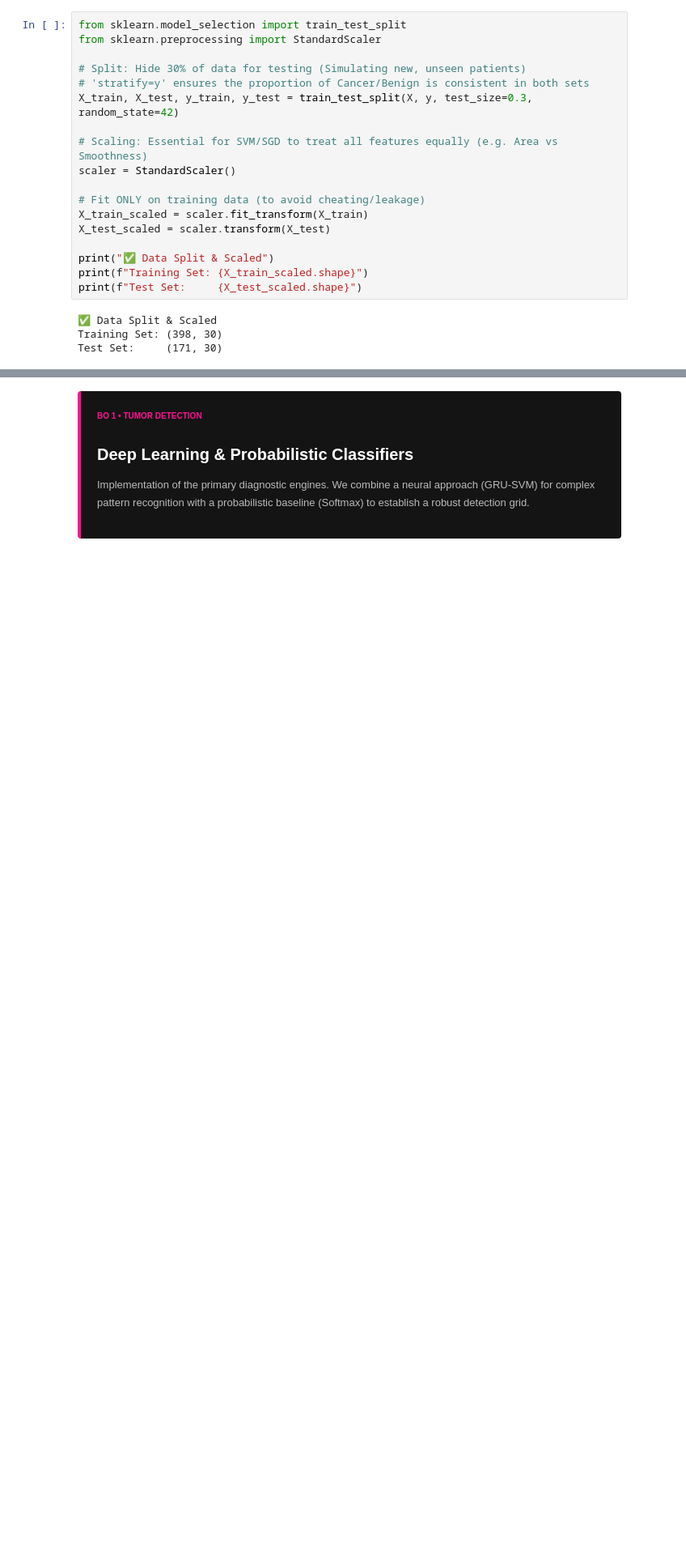
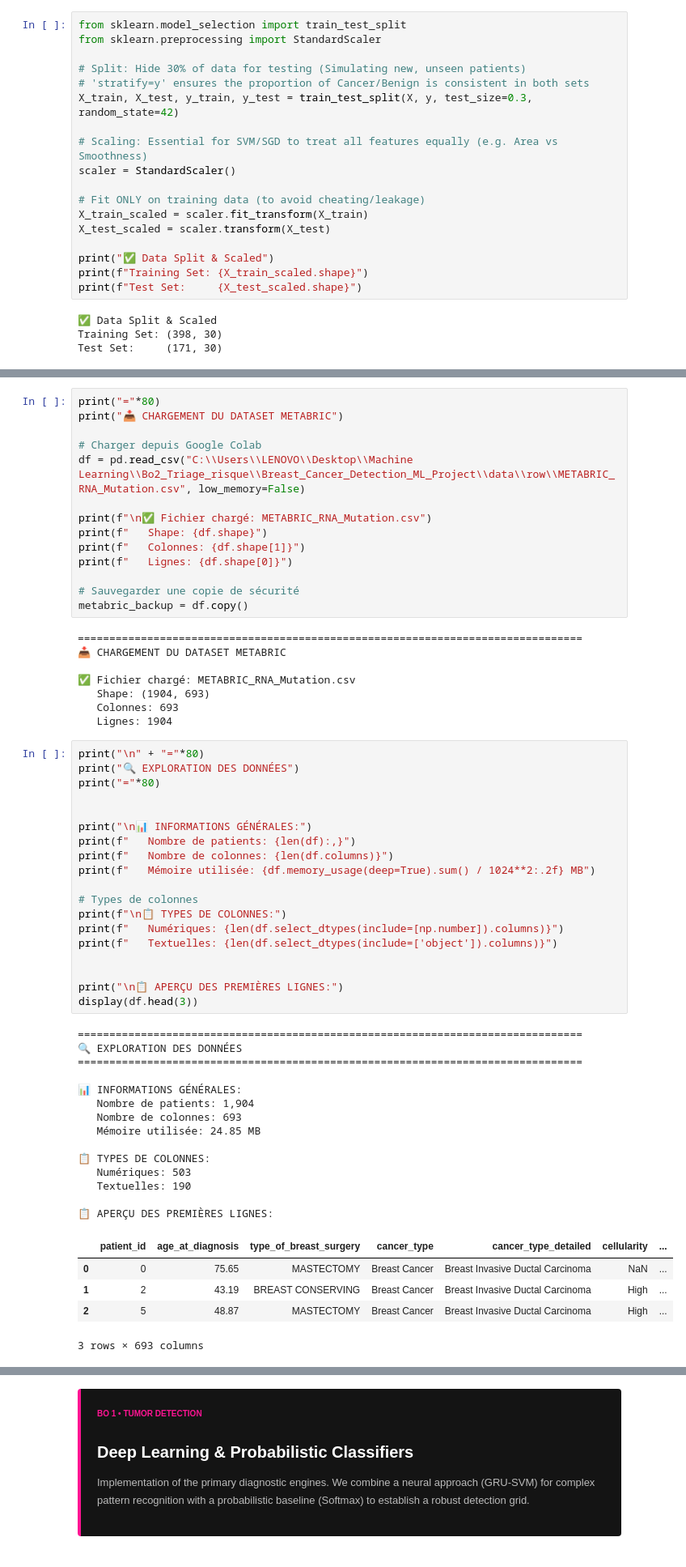
Before and after one commit to yasmineCH03/Breast_Cancer_Detection_ML_Project, a Jupyter notebook: Notebooks/synthesis_notebook.ipynb, the cells around one changed output, grey strips where cells are left out. Shown at 81% size. Saved outputs shown, nothing was run; the diff lists cells and outputs as text; blank space fills up the shorter version.

```diff
--- a/Notebooks/synthesis_notebook.ipynb
+++ b/Notebooks/synthesis_notebook.ipynb
@@ -1327,0 +1268,61 @@ Test Set:     (171, 30)
+# %%
+print("="*80)
+print("📥 CHARGEMENT DU DATASET METABRIC")
+
+# Charger depuis Google Colab
+df = pd.read_csv("C:\\Users\\LENOVO\\Desktop\\Machine Learning\\Bo2_Triage_risque\\Breast_Cancer_Detection_ML_Project\\data\\row\\METABRIC_RNA_Mutation.csv", low_memory=False)
+
+print(f"\n✅ Fichier chargé: METABRIC_RNA_Mutation.csv")
+print(f"   Shape: {df.shape}")
+print(f"   Colonnes: {df.shape[1]}")
+print(f"   Lignes: {df.shape[0]}")
+
+# Sauvegarder une copie de sécurité
+metabric_backup = df.copy()
+# %% [output]
+================================================================================
+📥 CHARGEMENT DU DATASET METABRIC
+
+✅ Fichier chargé: METABRIC_RNA_Mutation.csv
+   Shape: (1904, 693)
+   Colonnes: 693
+   Lignes: 1904
+# %%
+print("\n" + "="*80)
+print("🔍 EXPLORATION DES DONNÉES")
+print("="*80)
+
+
+print("\n📊 INFORMATIONS GÉNÉRALES:")
+print(f"   Nombre de patients: {len(df):,}")
+print(f"   Nombre de colonnes: {len(df.columns)}")
+print(f"   Mémoire utilisée: {df.memory_usage(deep=True).sum() / 1024**2:.2f} MB")
+
+# Types de colonnes
+print(f"\n📋 TYPES DE COLONNES:")
+print(f"   Numériques: {len(df.select_dtypes(include=[np.number]).columns)}")
+print(f"   Textuelles: {len(df.select_dtypes(include=['object']).columns)}")
+
+
+print("\n📋 APERÇU DES PREMIÈRES LIGNES:")
+display(df.head(3))
+# %% [output]
+================================================================================
+🔍 EXPLORATION DES DONNÉES
+================================================================================
+
+📊 INFORMATIONS GÉNÉRALES:
+   Nombre de patients: 1,904
+   Nombre de colonnes: 693
+   Mémoire utilisée: 24.85 MB
+
+📋 TYPES DE COLONNES:
+   Numériques: 503
+   Textuelles: 190
+
+📋 APERÇU DES PREMIÈRES LIGNES:
+|  | patient_id | age_at_diagnosis | type_of_breast_surgery | cancer_type | cancer_type_detailed | cellularity | ... |
+| 0 | 0 | 75.65 | MASTECTOMY | Breast Cancer | Breast Invasive Ductal Carcinoma | NaN | ... |
+| 1 | 2 | 43.19 | BREAST CONSERVING | Breast Cancer | Breast Invasive Ductal Carcinoma | High | ... |
+| 2 | 5 | 48.87 | MASTECTOMY | Breast Cancer | Breast Invasive Ductal Carcinoma | High | ... |
+3 rows × 693 columns
```
Also changed, not shown: parts of 8 cells of this notebook.
